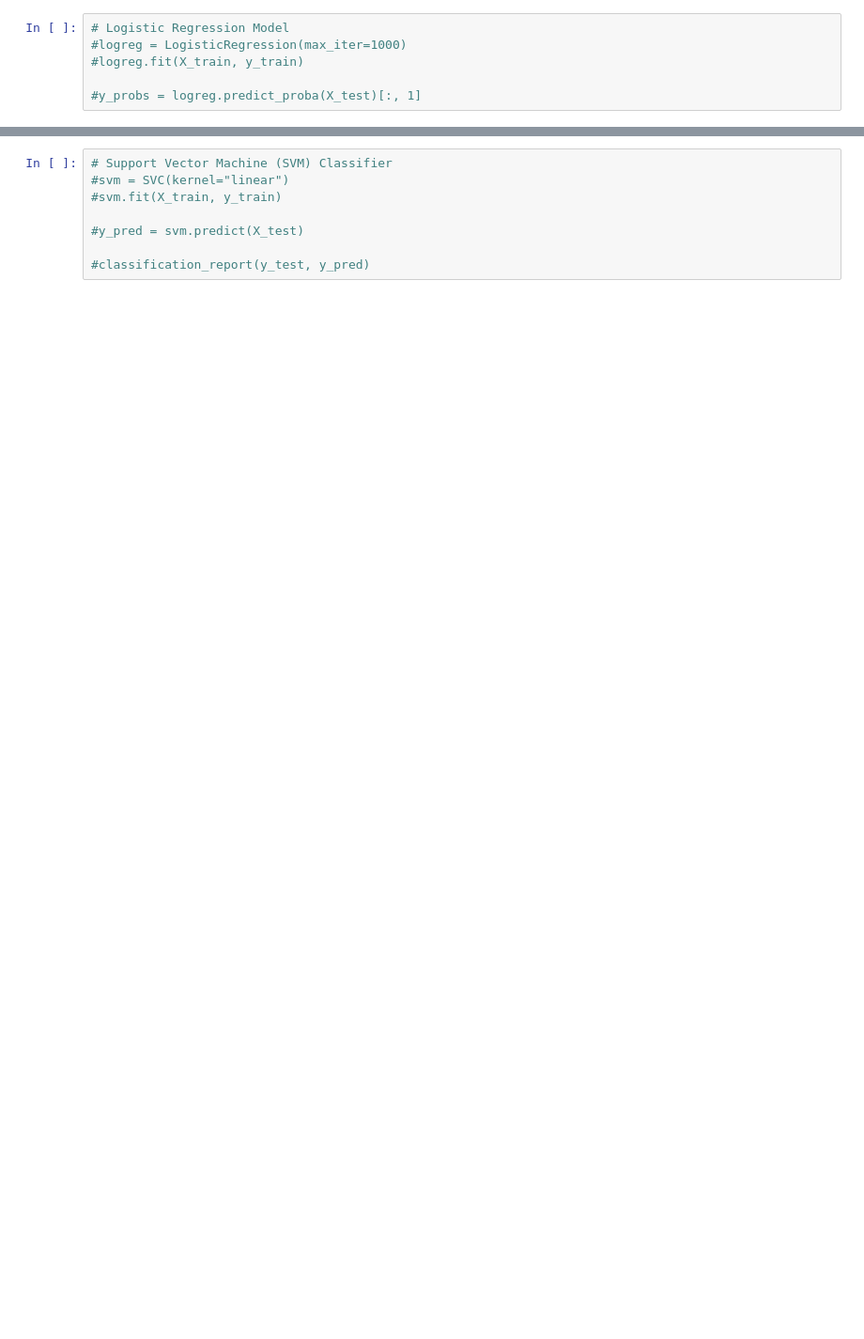
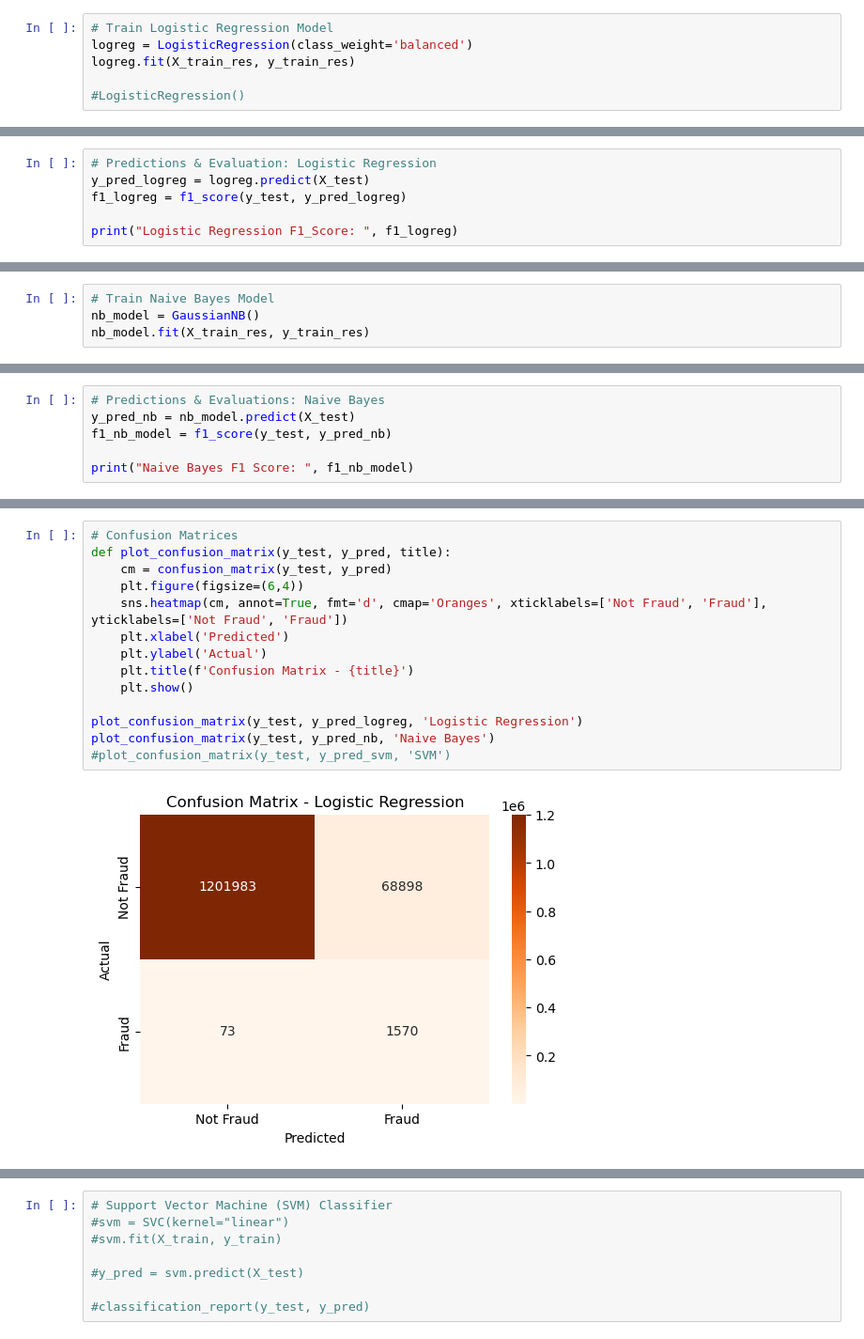
Before and after one commit to Jacqs395/Financial_Fraud, a Jupyter notebook: models.ipynb, the cells around one changed output, grey strips where cells are left out. Shown at 94% size. Cells and saved outputs as stored; diff of their text form; blank space fills up the shorter version.

```diff
--- a/models.ipynb
+++ b/models.ipynb
@@ -17,6 +55,6 @@ X_test["amount"] = np.log1p(X_test["amount"])
 # %%
-# Logistic Regression Model
-#logreg = LogisticRegression(max_iter=1000)
-#logreg.fit(X_train, y_train)
+# Train Logistic Regression Model
+logreg = LogisticRegression(class_weight='balanced')
+logreg.fit(X_train_res, y_train_res)
 
-#y_probs = logreg.predict_proba(X_test)[:, 1]
+#LogisticRegression()
@@ -22,0 +63,6 @@ X_test["amount"] = np.log1p(X_test["amount"])
+# %%
+# Predictions & Evaluation: Logistic Regression
+y_pred_logreg = logreg.predict(X_test)
+f1_logreg = f1_score(y_test, y_pred_logreg)
+
+print("Logistic Regression F1_Score: ", f1_logreg)
@@ -22,0 +71,4 @@ X_test["amount"] = np.log1p(X_test["amount"])
+# %%
+# Train Naive Bayes Model
+nb_model = GaussianNB()
+nb_model.fit(X_train_res, y_train_res)
@@ -22,0 +77,6 @@ X_test["amount"] = np.log1p(X_test["amount"])
+# %%
+# Predictions & Evaluations: Naive Bayes
+y_pred_nb = nb_model.predict(X_test)
+f1_nb_model = f1_score(y_test, y_pred_nb)
+
+print("Naive Bayes F1 Score: ", f1_nb_model)
@@ -22,0 +120,16 @@ X_test["amount"] = np.log1p(X_test["amount"])
+# %%
+# Confusion Matrices
+def plot_confusion_matrix(y_test, y_pred, title):
+    cm = confusion_matrix(y_test, y_pred)
+    plt.figure(figsize=(6,4))
+    sns.heatmap(cm, annot=True, fmt='d', cmap='Oranges', xticklabels=['Not Fraud', 'Fraud'], yticklabels=['Not Fraud', 'Fraud'])
+    plt.xlabel('Predicted')
+    plt.ylabel('Actual')
+    plt.title(f'Confusion Matrix - {title}')
+    plt.show()
+
+plot_confusion_matrix(y_test, y_pred_logreg, 'Logistic Regression')
+plot_confusion_matrix(y_test, y_pred_nb, 'Naive Bayes')
+#plot_confusion_matrix(y_test, y_pred_svm, 'SVM')
+# %% [output]
+[figure, added]
```
Also changed, not shown: parts of 19 cells of this notebook, 3 other files.
